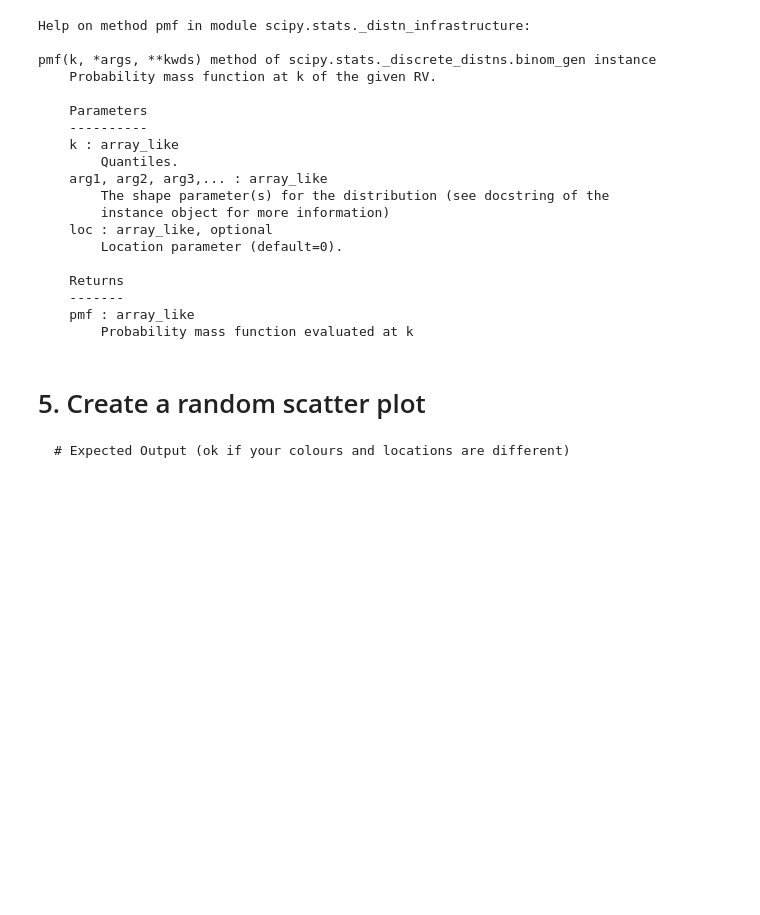
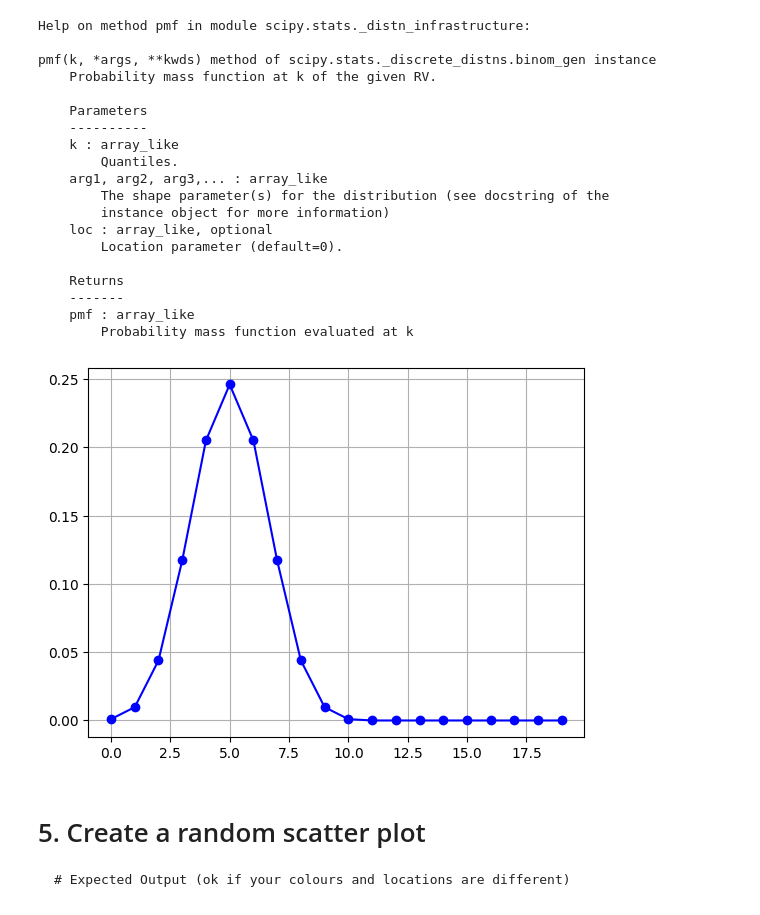
Before and after one commit to LouisMcArdell/IOD-Work, a Jupyter notebook: IOD_Lab-1.1.4 Statistics - part 2.ipynb, the cells around one changed output. Drawn from its saved outputs; the diff is of its cells as text; code cells hidden in the pictures; blank space fills up the shorter version.

````diff
--- a/IOD_Lab-1.1.4 Statistics - part 2.ipynb
+++ b/IOD_Lab-1.1.4 Statistics - part 2.ipynb
@@ -110,12 +125,17 @@ pmf(k, *args, **kwds) method of scipy.stats._discrete_distns.binom_gen instance
 # %%
 # creating a Binomial Distribution
 n = 10
 p = 0.5
-k = np.arange(0,20)
+k_values = np.arange(0,20)
 
-print(k)
+
 
 # ANSWER
+pmf_values = stats.binom.pmf(k_values,n,p)
+plt.plot(k_values, pmf_values,marker='o', linestyle='-', color='blue')
+plt.grid()
+# %% [output]
+[figure, added]
 # %% [markdown]
 # 5. Create a random scatter plot
 ```
````
Also changed, not shown: parts of 7 cells of this notebook, 7 other files.
